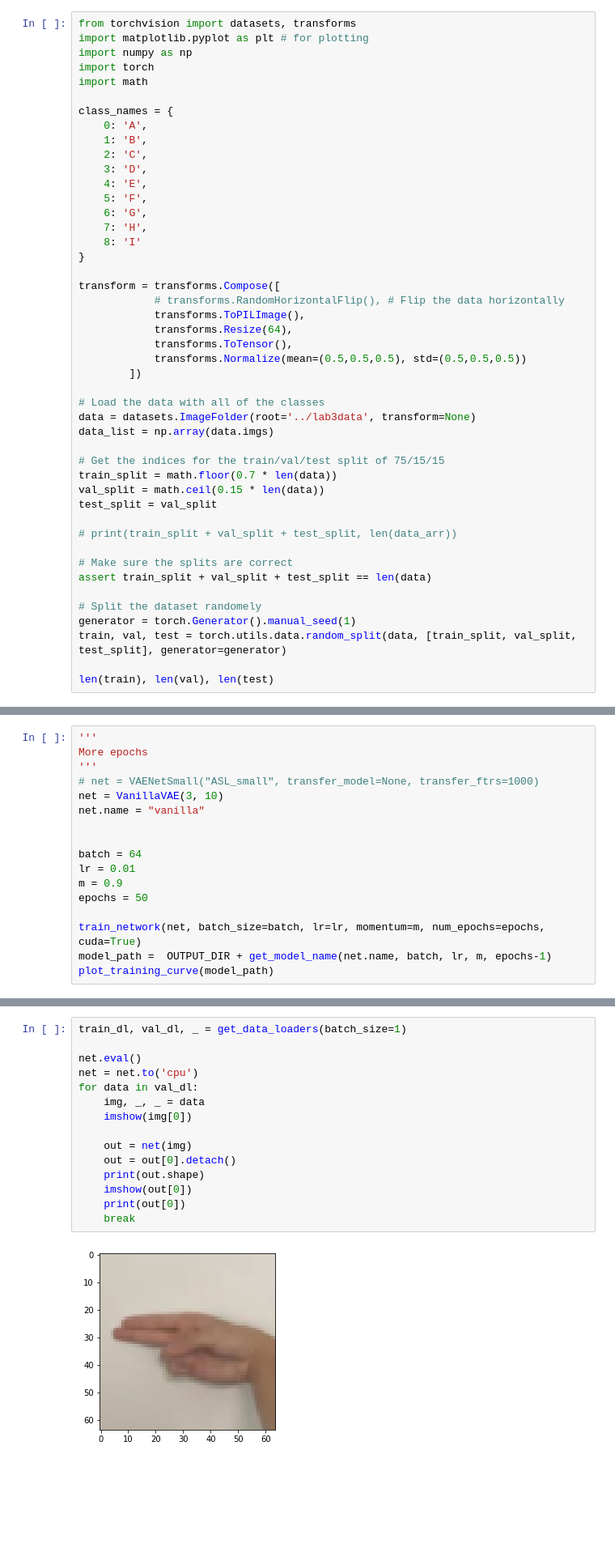
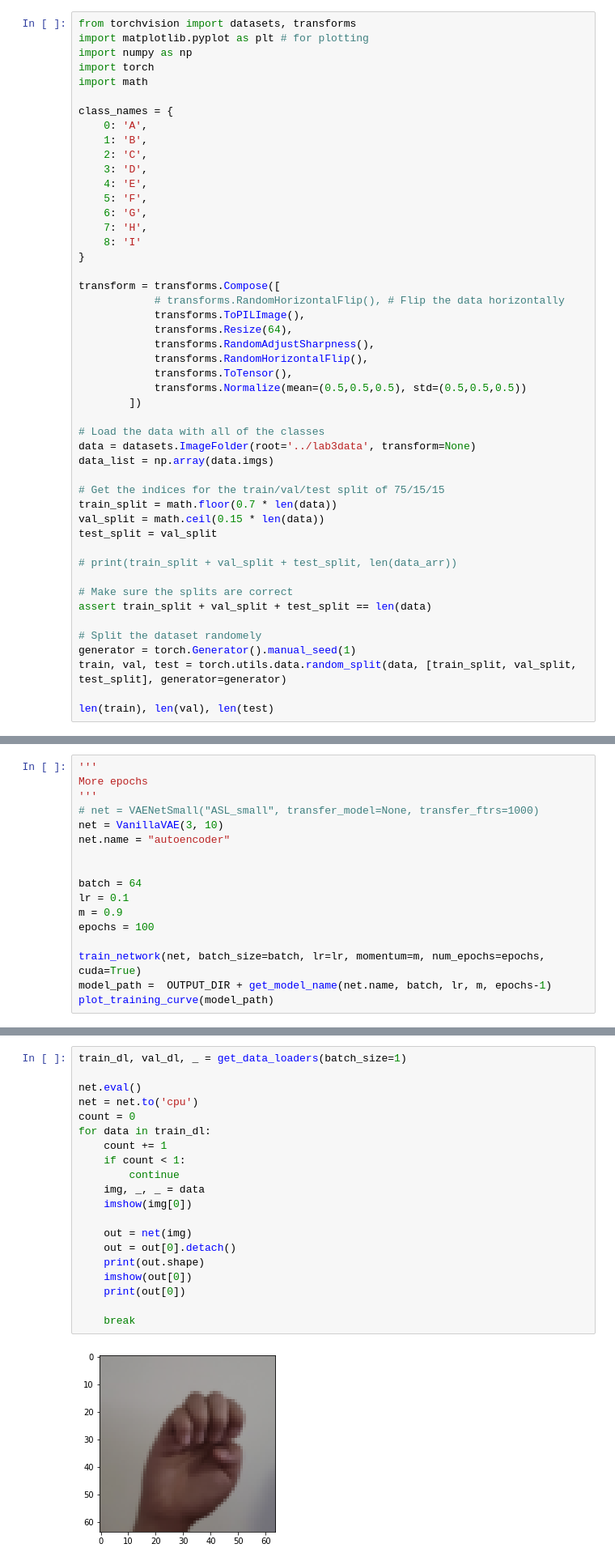
Before and after one commit to Ammar-V/APS360, a Jupyter notebook: train.ipynb, the cells around one changed output, grey strips where cells are left out. Shown: that part at 81% size. Drawn from its saved outputs; the diff is of its cells as text; blank space fills up the shorter version.

```diff
--- a/train.ipynb
+++ b/train.ipynb
@@ -32,6 +28,8 @@ transform = transforms.Compose([
             # transforms.RandomHorizontalFlip(), # Flip the data horizontally
             transforms.ToPILImage(),
             transforms.Resize(64),
+            transforms.RandomAdjustSharpness(),
+            transforms.RandomHorizontalFlip(),
             transforms.ToTensor(),
             transforms.Normalize(mean=(0.5,0.5,0.5), std=(0.5,0.5,0.5))
         ])
@@ -851,13 +907,13 @@ More epochs
 '''
 # net = VAENetSmall("ASL_small", transfer_model=None, transfer_ftrs=1000)
 net = VanillaVAE(3, 10)
-net.name = "vanilla"
+net.name = "autoencoder"
 
 
 batch = 64
-lr = 0.01
+lr = 0.1
 m = 0.9
-epochs = 50
+epochs = 100
 
 train_network(net, batch_size=batch, lr=lr, momentum=m, num_epochs=epochs, cuda=True)
 model_path =  OUTPUT_DIR + get_model_name(net.name, batch, lr, m, epochs-1)
@@ -885,18 +941,23 @@ torch.cuda.empty_cache()
 # %%
 train_dl, val_dl, _ = get_data_loaders(batch_size=1)
 
 net.eval()
 net = net.to('cpu')
-for data in val_dl:
+count = 0
+for data in train_dl:
+    count += 1
+    if count < 1:
+        continue
     img, _, _ = data
     imshow(img[0])
 
     out = net(img)
     out = out[0].detach()
     print(out.shape)
     imshow(out[0])
     print(out[0])
+
     break
 # %% [output]
-[figure, old version]
+[figure, new version]
 torch.Size([1, 3, 64, 64])
```
Also changed, not shown: parts of 8 cells of this notebook.
